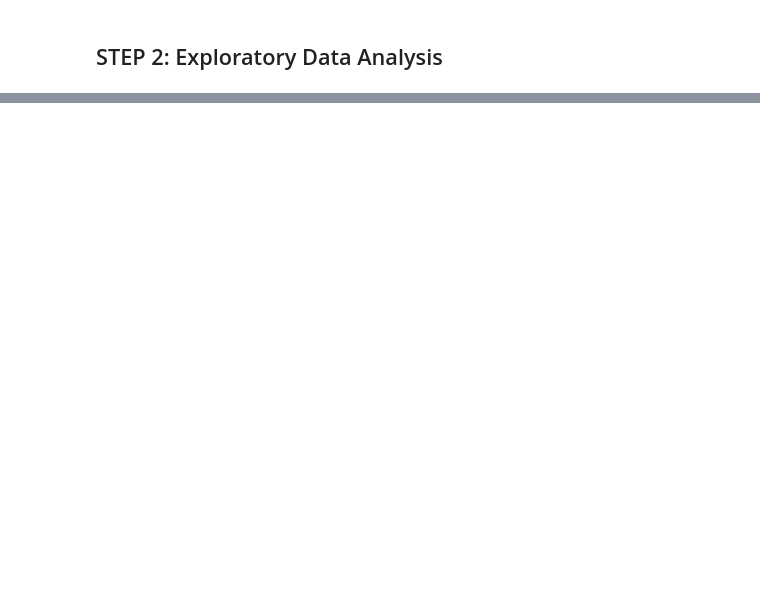
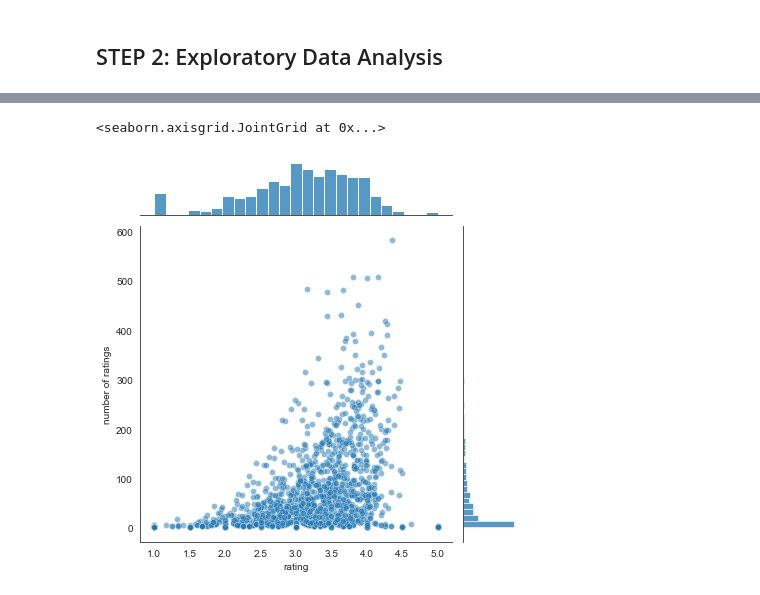
Before and after one commit to nahaktarun/Moviee-Recommendation-system, a Jupyter notebook: movie Recommendation.ipynb, the cells around one changed output, grey strips where cells are left out. Drawn from its saved outputs; the diff is of its cells as text; code cells hidden in the pictures; blank space fills up the shorter version.

```diff
--- a/movie Recommendation.ipynb
+++ b/movie Recommendation.ipynb
@@ -77,0 +167,7 @@ df.tail()
+# %%
+# Joing plot between no of rating and actual rating
+
+sns.jointplot(x = 'rating', y = 'number of ratings' ,data=rating, alpha = 0.5)
+# %% [output]
+<seaborn.axisgrid.JointGrid at 0x...>
+[figure, added]
```
Also changed, not shown: parts of 12 cells of this notebook.
